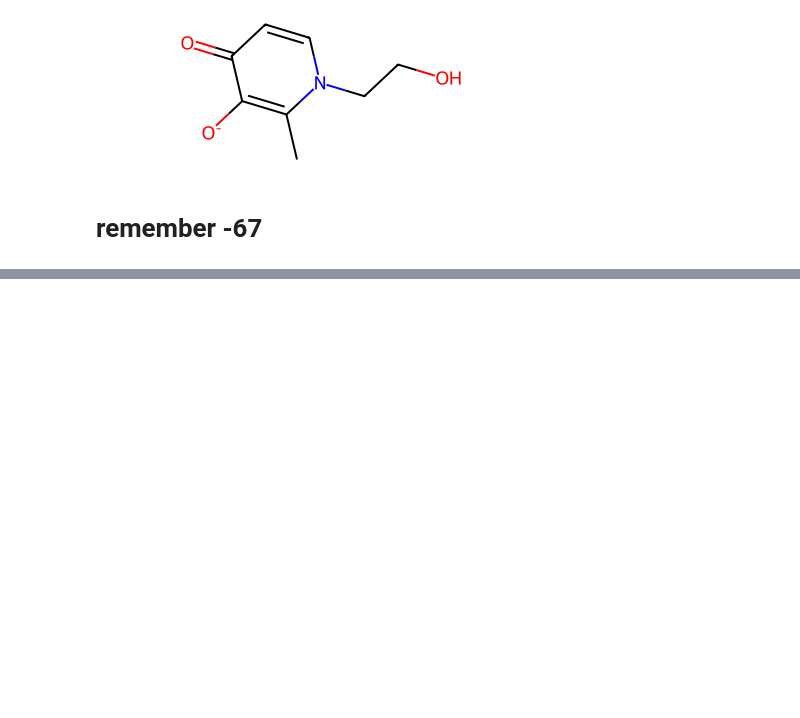
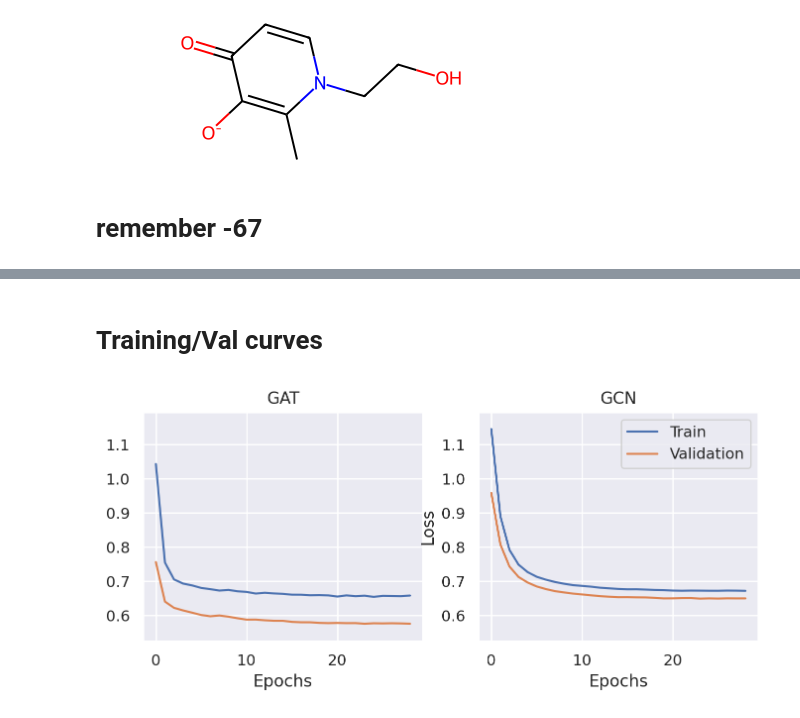
Before and after one commit to aarongarrison/coordination_prediction, a Jupyter notebook: visualization.ipynb, the cells around one changed output, grey strips where cells are left out. Drawn from its saved outputs; the diff is of its cells as text; code cells hidden in the pictures; blank space fills up the shorter version.

Commit message:
add models

```diff
--- a/visualization.ipynb
+++ b/visualization.ipynb
@@ -442,3 +446,26 @@ svg2png(bytestring=svg, write_to="figures/mol_neg67_pred.png")
 SVG(svg)
 # %% [output]
 [drawing not drawn]
+# %% [markdown]
+# Training/Val curves
+# %%
+gat_losses = np.load('models/params_gat_losses.npz')
+gcn_losses = np.load('models/params_gcn_losses.npz')
+# %%
+fig, axs = plt.subplots(1,2, dpi=200, figsize=(8,3))
+axs[0].plot(np.arange(len(gat_losses['train_losses'])), gat_losses['train_losses'])
+axs[0].plot(np.arange(len(gat_losses['val_losses'])), gat_losses['val_losses'])
+axs[0].set_xlabel('Epochs')
+axs[0].set_title('GAT')
+axs[0].set_ylim([min(gat_losses['val_losses'])-0.05, max(gcn_losses['train_losses'])+0.05])
+axs[1].plot(np.arange(len(gcn_losses['train_losses'])), gcn_losses['train_losses'])
+axs[1].plot(np.arange(len(gcn_losses['val_losses'])), gcn_losses['val_losses'])
+axs[1].set_ylabel('Loss')
+axs[1].set_xlabel('Epochs')
+axs[1].set_title('GCN')
+axs[1].set_ylim([min(gat_losses['val_losses'])-0.05, max(gcn_losses['train_losses'])+0.05])
+plt.legend(['Train', 'Validation'])
+plt.savefig('figures/loss_trends.pdf')
+plt.show()
+# %% [output]
+[figure, added]
```
Also changed, not shown: parts of 6 cells of this notebook, 4 other files.
